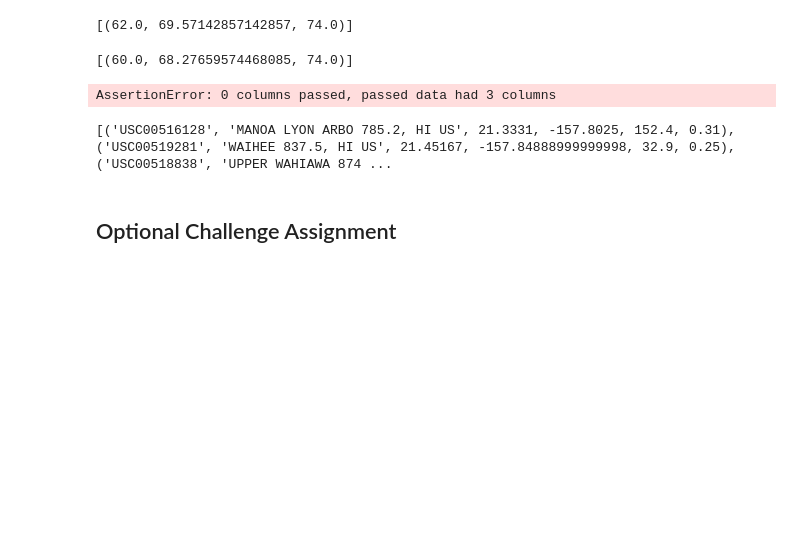
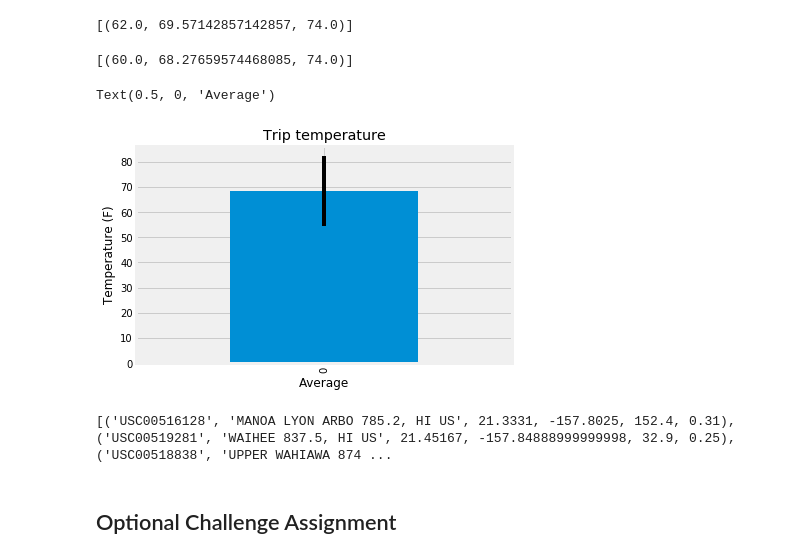
Before and after one commit to emilyrush/HawaiiClimate, a Jupyter notebook: erush_climate_starter1.ipynb, the cells around one changed output. Drawn from its saved outputs; the diff is of its cells as text; code cells hidden in the pictures; blank space fills up the shorter version.

```diff
--- a/erush_climate_starter1.ipynb
+++ b/erush_climate_starter1.ipynb
@@ -184,11 +184,22 @@ trip_temps
 # %%
 # Plot the results from your previous query as a bar chart.
 # Use "Trip Avg Temp" as your Title
 # Use the average temperature for the y value
 # Use the peak-to-peak (tmax-tmin) value as the y error bar (yerr)
-trip_temps_df = pd.DataFrame(trip_temps)
+trip_temps_df = pd.DataFrame(trip_temps, columns=["Min", "Avg", "Max"])
+trip_temps_df
+
+plt.figure()
+error = trip_temps_df["Max"]-trip_temps_df["Min"]
+
+trip_temps_df["Avg"].plot(kind='bar', yerr=error)
+
+plt.title("Trip temperature")
+plt.ylabel("Temperature (F)")
+plt.xlabel("Average")
 # %% [output]
-AssertionError: 0 columns passed, passed data had 3 columns
+Text(0.5, 0, 'Average')
+[figure, added]
 # %%
 # Calculate the rainfall per weather station for your trip dates using the previous year's matching dates.
 # Sort this in descending order by precipitation amount and list the station, name, latitude, longitude, and elevation
```
Also changed, not shown: parts of 1 cell of this notebook, 2 other files.
